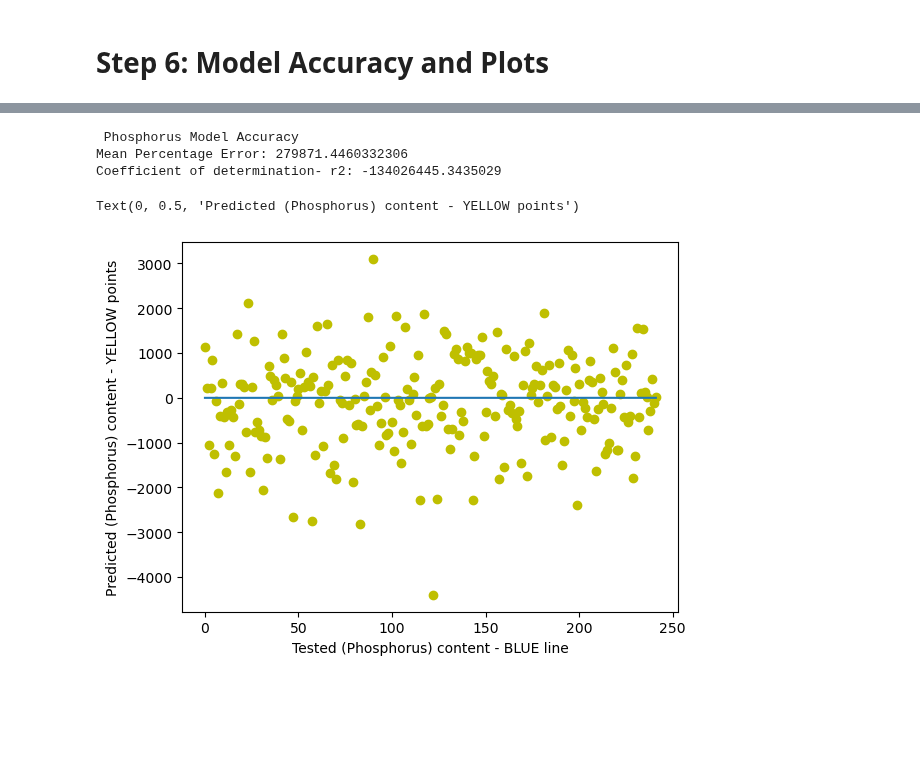
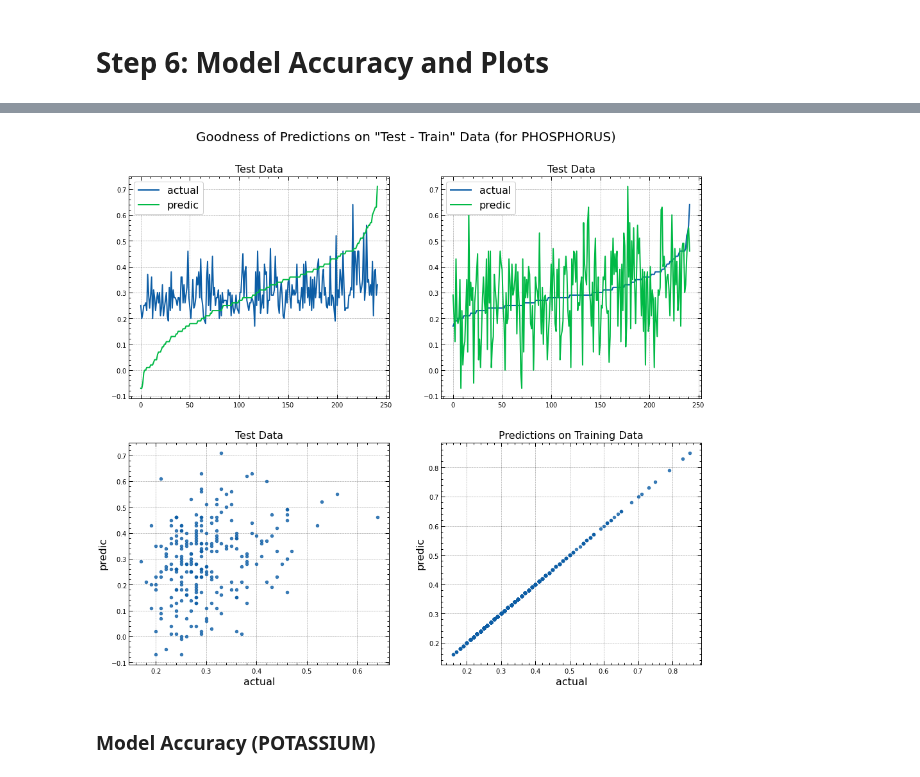
Before and after one commit to SwetaSingh87/SharedPython, a Jupyter notebook: MazeData/A_Maize_Mult.ipynb, the cells around one changed output, grey strips where cells are left out. Saved outputs shown, nothing was run; the diff lists cells and outputs as text; code cells hidden in the pictures; blank space fills up the shorter version.

```diff
--- a/MazeData/A_Maize_Mult.ipynb
+++ b/MazeData/A_Maize_Mult.ipynb
@@ -430,24 +442,0 @@ Mean Percentage Error: 40.60436686560024
-# %%
-errorsP = np.mean(abs((yP_pred - yP_test)/yP_test))
-r2P = r2_score(yP_test, yP_pred)
-print('\n Phosphorus Model Accuracy')
-print('Mean Percentage Error:', errorsP*100)
-print('Coefficient of determination- r2:', r2P)
-
-# predicted points corresponding to the points on increasing y_test
-yP_tst = yP_test.to_numpy()
-#y_pred
-arg = yP_tst.argsort()
-testYP = yP_tst[arg]
-predYP = yP_pred[arg]
-x = np.arange(0, len(testYP))
-plt.plot(x, testYP)
-plt.scatter(x, predYP, c='y')
-plt.xlabel('Tested (Phosphorus) content - BLUE line')
-plt.ylabel('Predicted (Phosphorus) content - YELLOW points')
-# %% [output]
- Phosphorus Model Accuracy
-Mean Percentage Error: 279871.4460332306
-Coefficient of determination- r2: -134026445.3435029
-Text(0, 0.5, 'Predicted (Phosphorus) content - YELLOW points')
-[figure, removed]
@@ -454,3 +452,45 @@ Text(0, 0.5, 'Predicted (Phosphorus) content - YELLOW points')
+# %%
+# Predition using Model on the "Training Data"
+yP_predT = regrP.predict(XP_train)
+yP_predT = np.round(yP_predT, 2)
+
+# Merging actual and predicted (Train data) in one data frame for plots
+yP_TP = pd.DataFrame({'actual':yP_train.values, 'predic': yP_predT})
+
+yP_sortedTP = yP_TP.sort_values(by =['predic'])
+yP_srtTP = yP_sortedTP.reset_index(drop=True)
+
+yP_sortedTA = yP_TP.sort_values(by =['actual'])
+yP_srtTA = yP_sortedTA.reset_index(drop=True)
+# %%
+# Plots for Visualising the Model Accuracy
+plt.style.use(['science','notebook','grid'])
+
+fig, axes = plt.subplots(2,2, figsize=(16,14))
+
+yP_srtP.plot(ax= axes[0,0])
+axes[0,0].tick_params(axis='both', labelsize=10)
+axes[0,0].set_title('Test Data')
+
+yP_srtA.plot(ax= axes[0,1])
+axes[0,1].tick_params(axis='both', labelsize=10)
+axes[0,1].set_title('Test Data')
+
+yP_srtA.plot.scatter(ax= axes[1,0], x="actual", y="predic", alpha=0.8)
+axes[1,0].tick_params(axis='both', labelsize=10)
+axes[1,0].set_title('Test Data')
+
+# following plot is for prediction on training data
+yP_srtTA.plot.scatter(ax= axes[1,1], x="actual", y="predic", alpha=0.8)
+axes[1,1].tick_params(axis='both', labelsize=10)
+axes[1,1].set_title('Predictions on Training Data')
+
+fig.suptitle('Goodness of Predictions on "Test - Train" Data (for PHOSPHORUS)', x = 0.5 ,y = .95, fontsize=20)
+plt.show()
+# %% [output]
+[figure, added]
+# %% [markdown]
+###  Model Accuracy  (POTASSIUM)
 # %%
 #Mean percentage error for potassium
 errorsK = np.mean(abs((yK_pred - yK_test)/yK_test))
```
Also changed, not shown: parts of 20 cells of this notebook.
